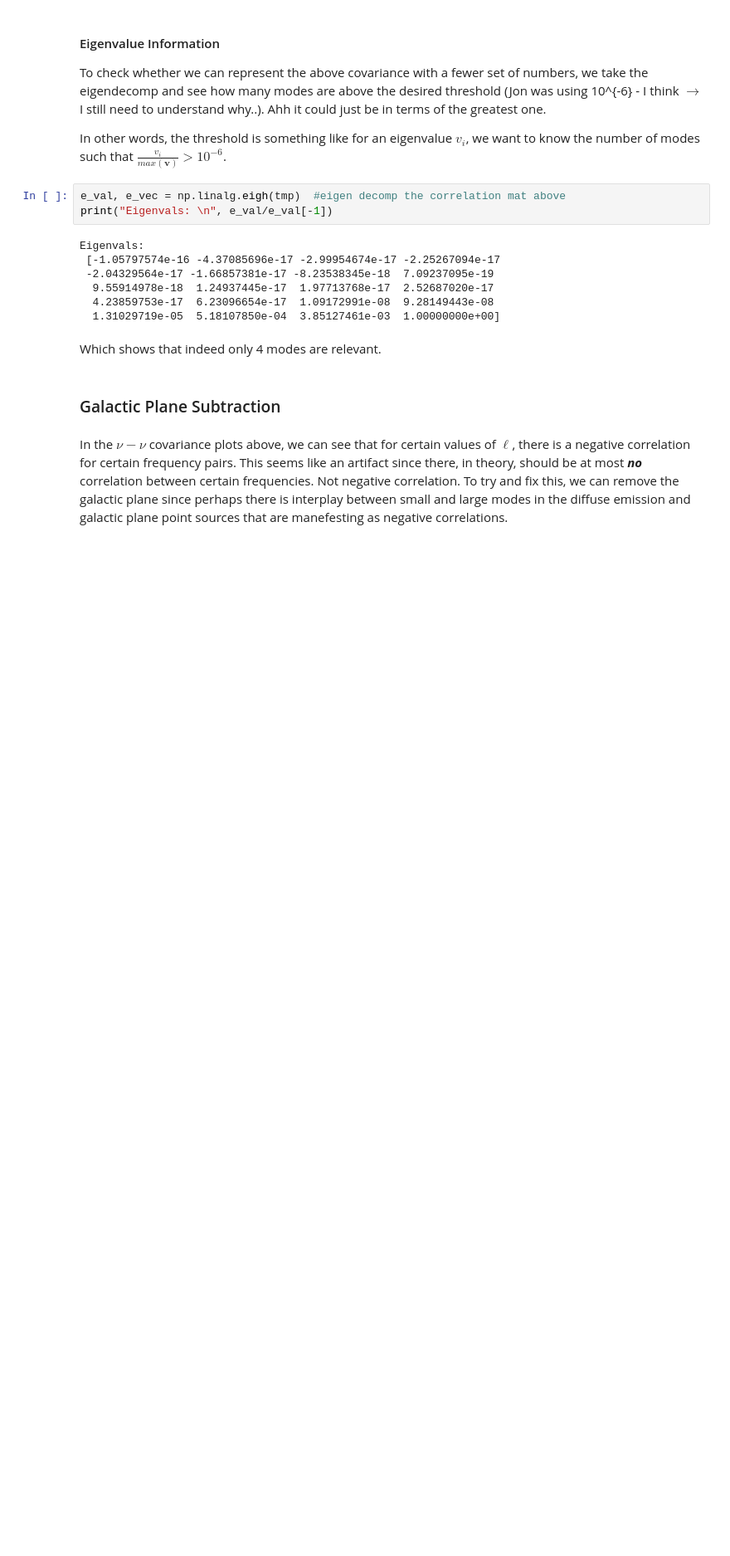
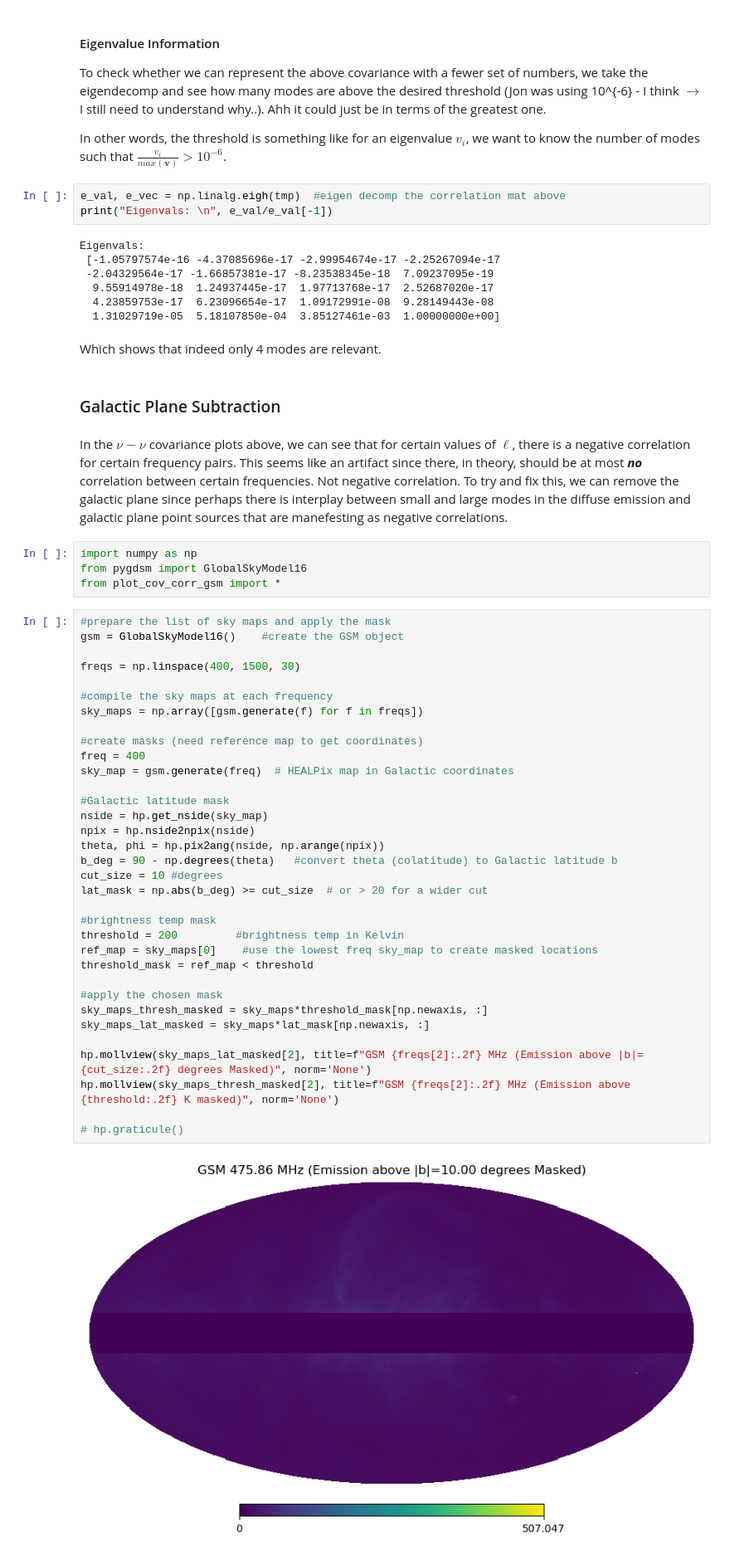
Before and after one commit to mikejafs/thesis-project-rough-work, a Jupyter notebook: bandpass/gsm_diffuse_cov.ipynb, the cells around one changed output. Shown at 83% size. Cells and saved outputs as stored; diff of their text form; blank space fills up the shorter version.

```diff
--- a/bandpass/gsm_diffuse_cov.ipynb
+++ b/bandpass/gsm_diffuse_cov.ipynb
@@ -250,3 +250,43 @@ Which shows that indeed only 4 modes are relevant.
 ### Galactic Plane Subtraction
 # %% [markdown]
 In the $\nu - \nu$ covariance plots above, we can see that for certain values of $\ell$, there is a negative correlation for certain frequency pairs. This seems like an artifact since there, in theory, should be at most ***no*** correlation between certain frequencies. Not negative correlation. To try and fix this, we can remove the galactic plane since perhaps there is interplay between small and large modes in the diffuse emission and galactic plane point sources that are manefesting as negative correlations.
+# %%
+import numpy as np
+from pygdsm import GlobalSkyModel16
+from plot_cov_corr_gsm import *
+# %%
+#prepare the list of sky maps and apply the mask
+gsm = GlobalSkyModel16()    #create the GSM object
+
+freqs = np.linspace(400, 1500, 30)
+
+#compile the sky maps at each frequency
+sky_maps = np.array([gsm.generate(f) for f in freqs])
+
+#create masks (need reference map to get coordinates)
+freq = 400
+sky_map = gsm.generate(freq)  # HEALPix map in Galactic coordinates
+
+#Galactic latitude mask
+nside = hp.get_nside(sky_map)
+npix = hp.nside2npix(nside)
+theta, phi = hp.pix2ang(nside, np.arange(npix))
+b_deg = 90 - np.degrees(theta)   #convert theta (colatitude) to Galactic latitude b
+cut_size = 10 #degrees
+lat_mask = np.abs(b_deg) >= cut_size  # or > 20 for a wider cut
+
+#brightness temp mask
+threshold = 200         #brightness temp in Kelvin
+ref_map = sky_maps[0]    #use the lowest freq sky_map to create masked locations
+threshold_mask = ref_map < threshold
+
+#apply the chosen mask
+sky_maps_thresh_masked = sky_maps*threshold_mask[np.newaxis, :]
+sky_maps_lat_masked = sky_maps*lat_mask[np.newaxis, :]
+
+hp.mollview(sky_maps_lat_masked[2], title=f"GSM {freqs[2]:.2f} MHz (Emission above |b|={cut_size:.2f} degrees Masked)", norm='None')
+hp.mollview(sky_maps_thresh_masked[2], title=f"GSM {freqs[2]:.2f} MHz (Emission above {threshold:.2f} K masked)", norm='None')
+
+# hp.graticule()
+# %% [output]
+[figure, added]
```
Also changed, not shown: parts of 8 cells of this notebook, 1 other file.
